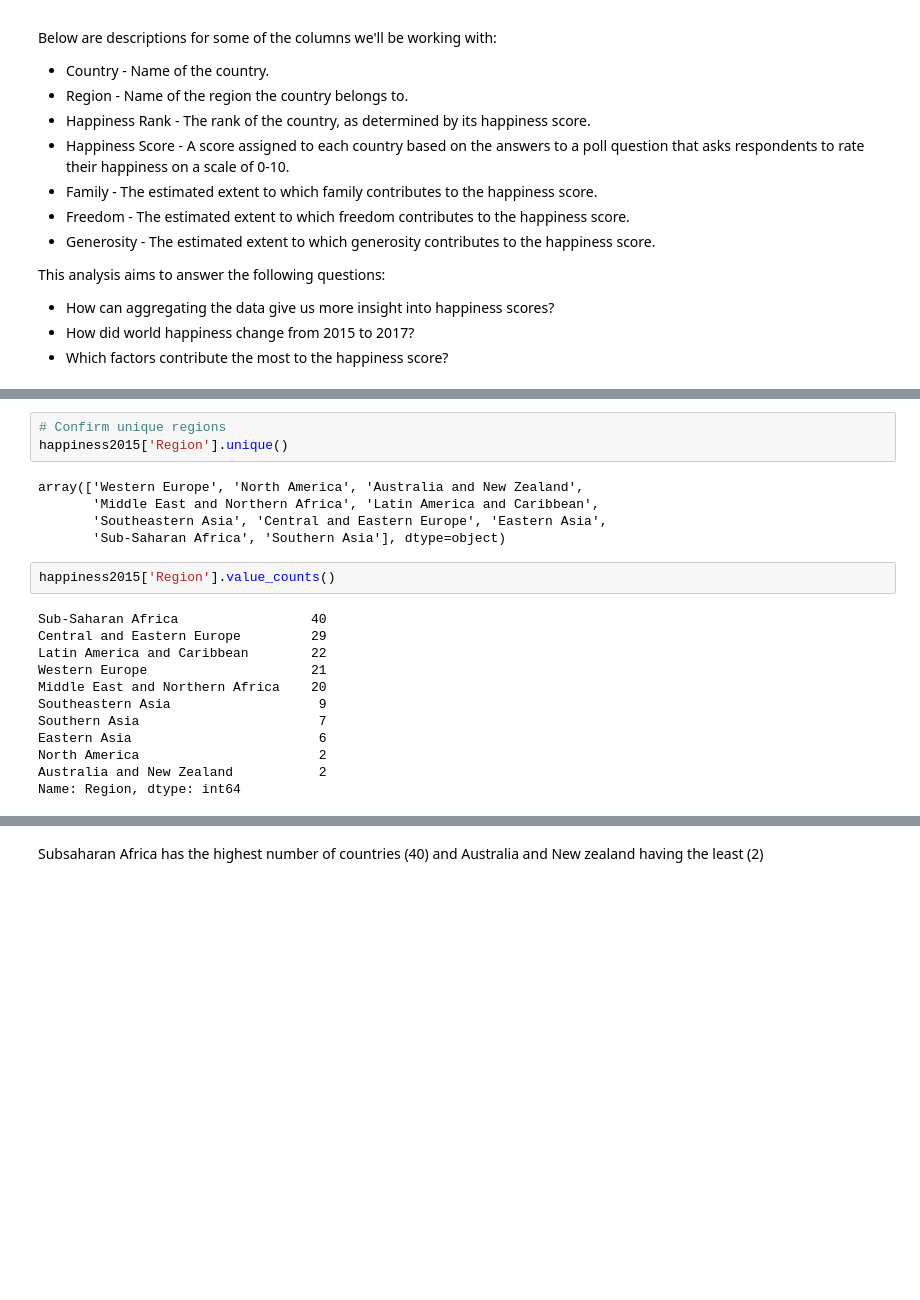
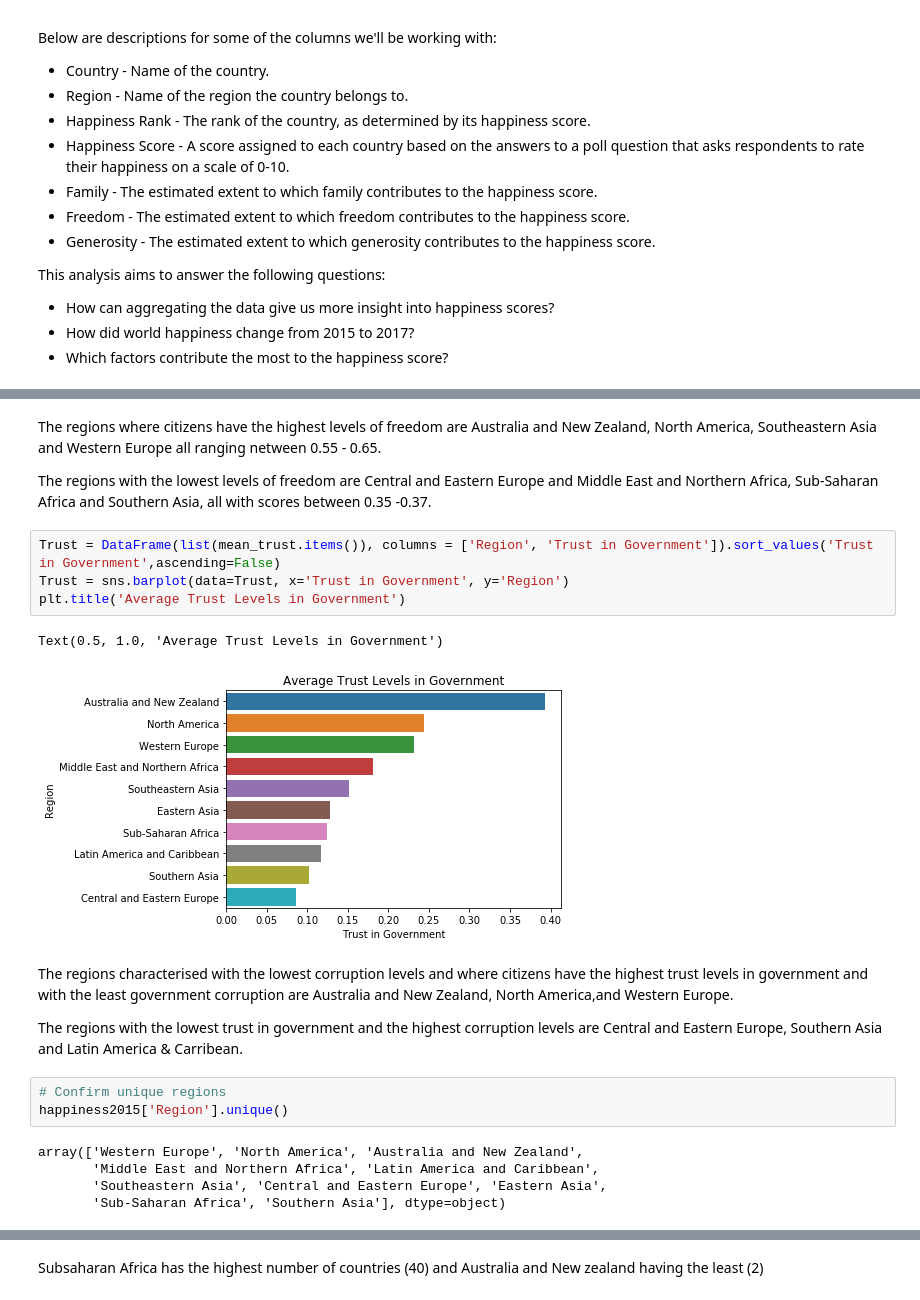
Before and after one commit to EugeneZnm/World-Happinesss-Report-Analysis, a Jupyter notebook: World Happiness Analysis.ipynb, the cells around one changed output, grey strips where cells are left out. Saved outputs shown, nothing was run; the diff lists cells and outputs as text; blank space fills up the shorter version.

```diff
--- a/World Happiness Analysis.ipynb
+++ b/World Happiness Analysis.ipynb
@@ -131,3 +127,18 @@ Text(0.5, 1.0, 'Average Life Expectancy Per Region')
+# %% [markdown]
+The regions where citizens have the highest levels of freedom are Australia and New Zealand, North America, Southeastern Asia and Western Europe all ranging netween 0.55 - 0.65.
+
+The regions with the lowest levels of freedom are Central and Eastern Europe and Middle East and Northern Africa, Sub-Saharan Africa and Southern Asia, all with scores between 0.35 -0.37.
+# %%
+Trust = DataFrame(list(mean_trust.items()), columns = ['Region', 'Trust in Government']).sort_values('Trust in Government',ascending=False)
+Trust = sns.barplot(data=Trust, x='Trust in Government', y='Region')
+plt.title('Average Trust Levels in Government')
+# %% [output]
+Text(0.5, 1.0, 'Average Trust Levels in Government')
+[figure, added]
+# %% [markdown]
+The regions characterised with the lowest corruption levels and where citizens have the highest trust levels in government and with the least government corruption are Australia and New Zealand, North America,and Western Europe.
+
+The regions with the lowest trust in government and the highest corruption levels are  Central and Eastern Europe, Southern Asia and Latin America & Carribean.
 # %%
 # Confirm unique regions
 happiness2015['Region'].unique()
@@ -136,17 +147,3 @@ array(['Western Europe', 'North America', 'Australia and New Zealand',
        'Middle East and Northern Africa', 'Latin America and Caribbean',
        'Southeastern Asia', 'Central and Eastern Europe', 'Eastern Asia',
        'Sub-Saharan Africa', 'Southern Asia'], dtype=object)
-# %%
-happiness2015['Region'].value_counts()
-# %% [output]
-Sub-Saharan Africa                 40
-Central and Eastern Europe         29
-Latin America and Caribbean        22
-Western Europe                     21
-Middle East and Northern Africa    20
-Southeastern Asia                   9
-Southern Asia                       7
-Eastern Asia                        6
-North America                       2
-Australia and New Zealand           2
-Name: Region, dtype: int64
```
Also changed, not shown: parts of 63 cells of this notebook.
